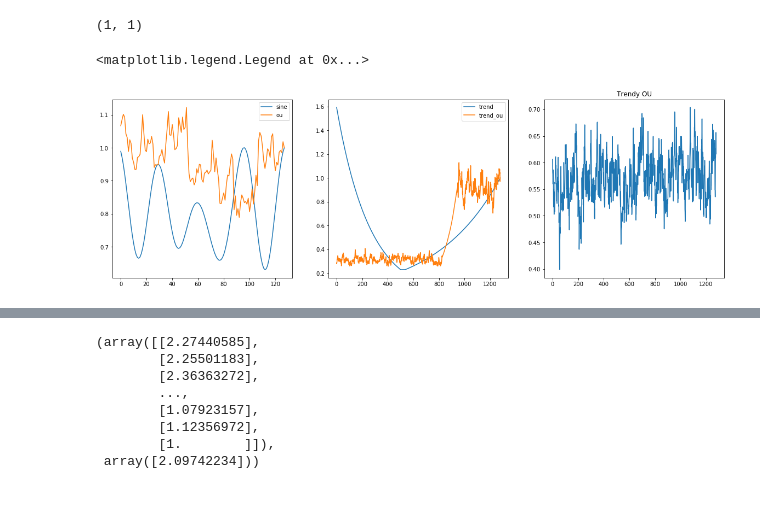
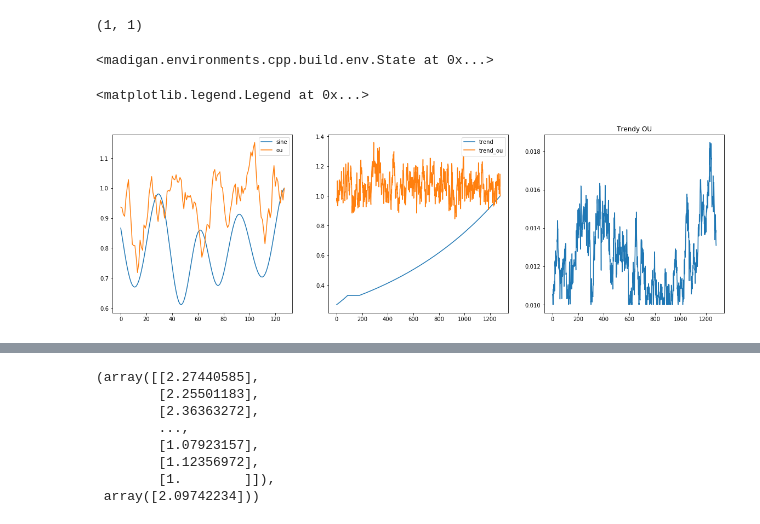
Before and after one commit to Hanwant/madigan, a Jupyter notebook: notebooks/trendOU_synth.ipynb, the cells around one changed output, grey strips where cells are left out. Saved outputs shown, nothing was run; the diff lists cells and outputs as text; code cells hidden in the pictures.

```diff
--- a/notebooks/trendOU_synth.ipynb
+++ b/notebooks/trendOU_synth.ipynb
@@ -60,12 +60,12 @@ env_trend_ou = make_env(config_trend_ou)
 config_trendy_ou = make_config("TrendOU", assets=["trendOU1"],
                         data_source_type="TrendyOU",
                         data_source_config=dict(
-                            trend_prob=[.001],
-                            noise_trend = [.001],
+                            trend_prob=[.00],
+                            noise_trend = [.1],
                             min_period=[200],
                             max_period=[1000],
-                            dYMin = [0.001],
-                            dYMax = [0.005],
+                            dYMin = [0.0001],
+                            dYMax = [0.0005],
                             start = [5.0],
                             theta = [.15],
                             phi = [0.04],
@@ -88,25 +85,31 @@ window_trend.initialize_history(env_trend)
+# %%
+env_sine.reset()
+env_ou.reset()
+env_trend.reset()
+env_trend_ou.reset()
+env_trendy_ou.reset()
+# %% [output]
+<madigan.environments.cpp.build.env.State at 0x...>
 # %%
-window_trend.reset_state()
-window_trend.initialize_history(env_trend)
-window_ou.reset_state()
-window_ou.initialize_history(env_ou)
-window_trend_ou.reset_state()
-window_trend_ou.initialize_history(env_trend_ou)
-window_trendy_ou.reset_state()
-window_trendy_ou.initialize_history(env_trendy_ou)
+for i in range(1280):
+    window_sine.stream(env_sine.step())
+    window_ou.stream(env_ou.step())
+    window_trend.stream(env_trend.step())
+    window_trend_ou.stream(env_trend_ou.step())
+    window_trendy_ou.stream(env_trendy_ou.step())
 
 fig, ax = plt.subplots(1,3, figsize=(20, 6))
 ax[0].plot(window_sine.current_data().price, label='sine')
 ax[0].plot(window_ou.current_data().price, label='ou')
 ax[1].plot(window_trend.current_data().price, label='trend')
 ax[1].plot(window_trend_ou.current_data().price, label='trend_ou')
 ax[2].plot(window_trendy_ou.current_data().price, label='trend_ou')
 ax[2].set_title('Trendy OU')
 ax[0].legend()
 ax[1].legend()
 # %% [output]
 <matplotlib.legend.Legend at 0x...>
-[figure, old version]
+[figure, new version]
 # %%
 data = window_trendy_ou.current_data().price
 def ewm(data, alpha=0.99):
```
Also changed, not shown: parts of 2 cells of this notebook, 26 other files.
